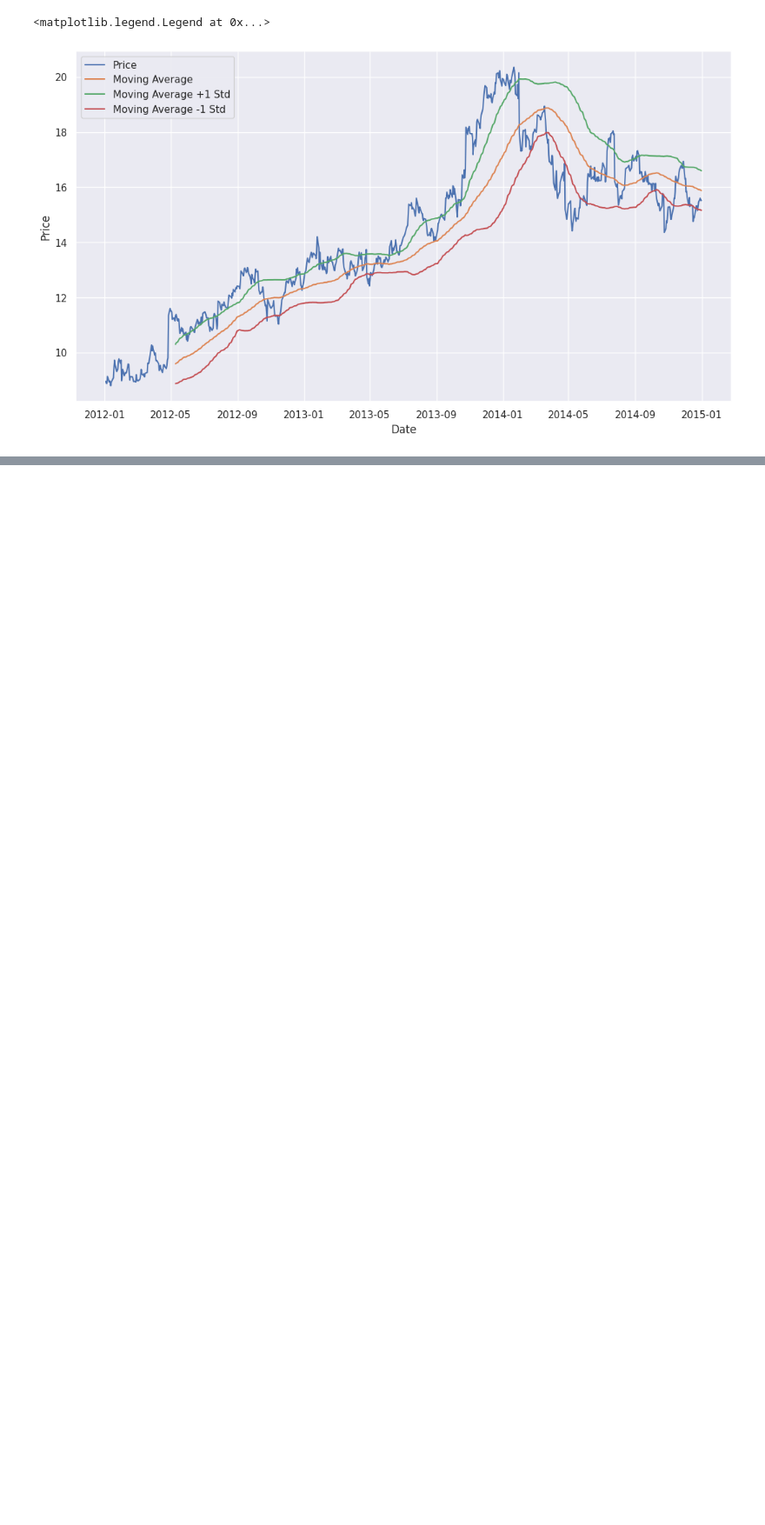
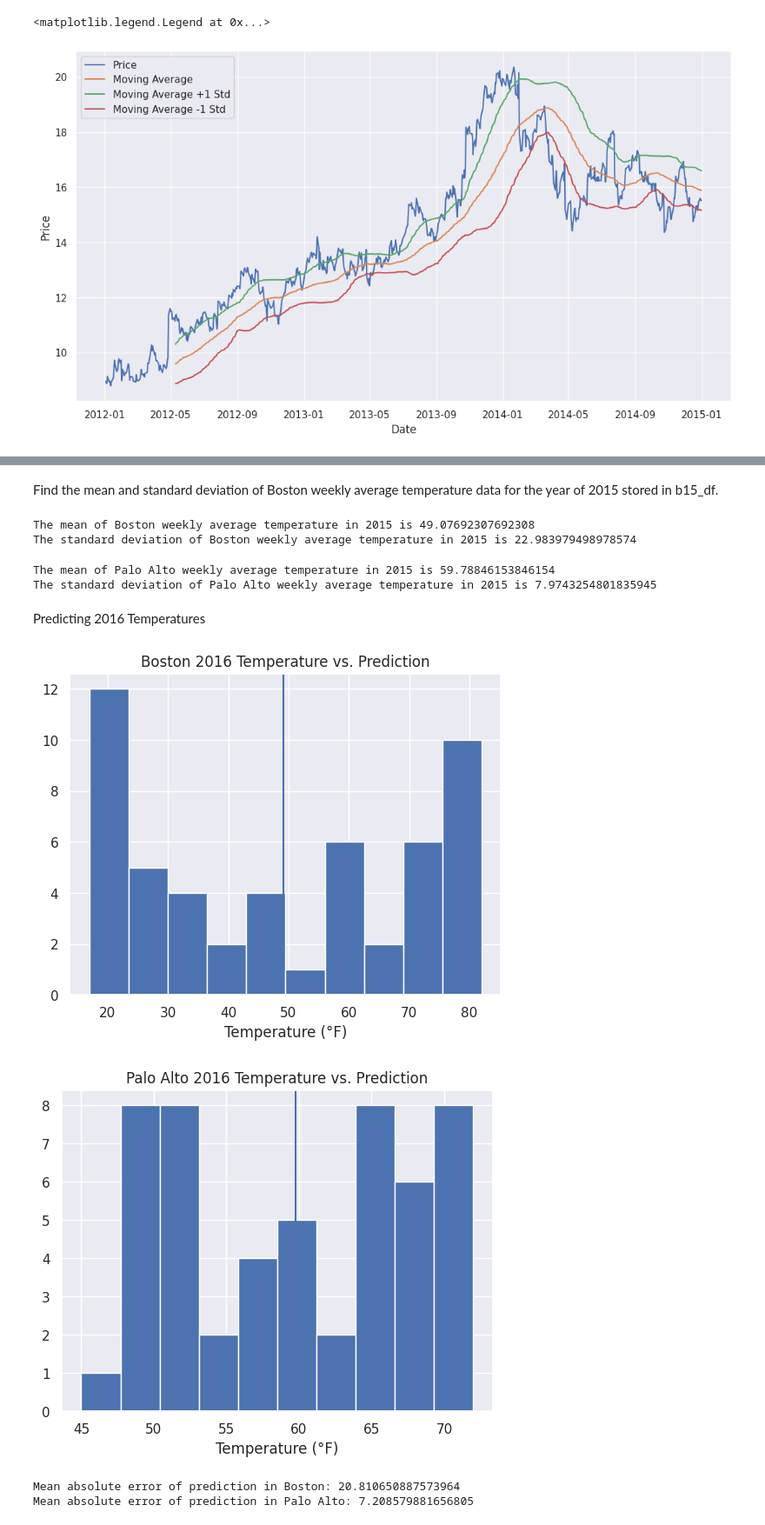
Before and after one commit to JBobbyy/quant-start, a Jupyter notebook: 8-instability_of_estimates.ipynb, the cells around one changed output, grey strips where cells are left out. Shown: that part at 87% size. Cells and saved outputs as stored; diff of their text form; code cells hidden in the pictures; blank space fills up the shorter version.

```diff
--- a/8-instability_of_estimates.ipynb
+++ b/8-instability_of_estimates.ipynb
@@ -223,0 +334,73 @@ plt.legend(['Price', 'Moving Average', 'Moving Average +1 Std', 'Moving Average
+# %% [markdown]
+Find the mean and standard deviation of Boston weekly average temperature data for the year of 2015 stored in b15_df.
+# %%
+b15_df = pd.DataFrame([ 29.,  22.,  19.,  17.,  19.,  19.,  15.,  16.,  18.,  25.,  21.,
+        25.,  29.,  27.,  36.,  38.,  40.,  44.,  49.,  50.,  58.,  61.,
+        67.,  69.,  74.,  72.,  76.,  81.,  81.,  80.,  83.,  82.,  80.,
+        79.,  79.,  80.,  74.,  72.,  68.,  68.,  65.,  61.,  57.,  50.,
+        46.,  42.,  41.,  35.,  30.,  27.,  28.,  28.],
+        columns = ['Weekly Avg Temp'],
+        index = pd.date_range('1/1/2015', periods=52, freq='W'))
+
+b15_mean = np.mean(b15_df['Weekly Avg Temp'])
+b15_std = np.std(b15_df['Weekly Avg Temp'])
+
+print(f"The mean of Boston weekly average temperature in 2015 is {b15_mean}")
+print(f"The standard deviation of Boston weekly average temperature in 2015 is {b15_std}")
+# %% [output]
+The mean of Boston weekly average temperature in 2015 is 49.07692307692308
+The standard deviation of Boston weekly average temperature in 2015 is 22.983979498978574
+# %%
+p15_df = pd.DataFrame([ 49.,  53.,  51.,  47.,  50.,  46.,  49.,  51.,  49.,  45.,  52.,
+        54.,  54.,  55.,  55.,  57.,  56.,  56.,  57.,  63.,  63.,  65.,
+        65.,  69.,  67.,  70.,  67.,  67.,  68.,  68.,  70.,  72.,  72.,
+        70.,  72.,  70.,  66.,  66.,  68.,  68.,  65.,  66.,  62.,  61.,
+        63.,  57.,  55.,  55.,  55.,  55.,  55.,  48.],
+        columns = ['Weekly Avg Temp'],
+        index = pd.date_range('1/1/2015', periods=52, freq='W'))
+
+p15_mean = np.mean(p15_df['Weekly Avg Temp'])
+p15_std = np.std(p15_df['Weekly Avg Temp'])
+
+print(f"The mean of Palo Alto weekly average temperature in 2015 is {p15_mean}")
+print(f"The standard deviation of Palo Alto weekly average temperature in 2015 is {p15_std}")
+# %% [output]
+The mean of Palo Alto weekly average temperature in 2015 is 59.78846153846154
+The standard deviation of Palo Alto weekly average temperature in 2015 is 7.9743254801835945
+# %% [markdown]
+Predicting 2016 Temperatures
+# %%
+b16_df = pd.DataFrame([ 26.,  22.,  20.,  19.,  18.,  19.,  17.,  17.,  19.,  20.,  23., 22.,  28.,  28.,  35.,  38.,  42.,  47.,  49.,  56.,  59.,  61.,
+        61.,  70.,  73.,  73.,  73.,  77.,  78.,  82.,  80.,  80.,  81., 78.,  82.,  78.,  76.,  71.,  69.,  66.,  60.,  63.,  56.,  50.,
+        44.,  43.,  34.,  33.,  31.,  28.,  27.,  20.],
+        columns = ['Weekly Avg Temp'],
+        index = pd.date_range('1/1/2015', periods=52, freq='W'))
+
+p16_df = pd.DataFrame([ 50.,  50.,  51.,  48.,  48.,  49.,  50.,  45.,  52.,  50.,  51., 52.,  50.,  56.,  58.,  55.,  61.,  56.,  61.,  62.,  62.,  64.,
+        64.,  69.,  71.,  66.,  69.,  70.,  68.,  71.,  70.,  69.,  72., 71.,  66.,  69.,  70.,  70.,  66.,  67.,  64.,  64.,  65.,  61.,
+        61.,  59.,  56.,  53.,  55.,  52.,  52.,  51.],
+        columns = ['Weekly Avg Temp'],
+        index = pd.date_range('1/1/2015', periods=52, freq='W'))
+
+plt.title("Boston 2016 Temperature vs. Prediction")
+plt.hist([b16_df['Weekly Avg Temp']], histtype='bar')
+plt.axvline(b15_mean)
+plt.xlabel('Temperature (°F)')
+plt.show()
+
+plt.title("Palo Alto 2016 Temperature vs. Prediction")
+plt.hist([p16_df['Weekly Avg Temp']], histtype='bar')
+plt.axvline(p15_mean)
+plt.xlabel('Temperature (°F)')
+plt.show()
+
+b_mae = np.mean(abs(b15_mean - b16_df['Weekly Avg Temp']))
+p_mae = np.mean(abs(p15_mean - p16_df['Weekly Avg Temp']))
+
+print("Mean absolute error of prediction in Boston:", b_mae)
+print("Mean absolute error of prediction in Palo Alto:", p_mae)
+# %% [output]
+[figure, added]
+[figure, added]
+Mean absolute error of prediction in Boston: 20.810650887573964
+Mean absolute error of prediction in Palo Alto: 7.208579881656805
```
Also changed, not shown: parts of 12 cells of this notebook.
